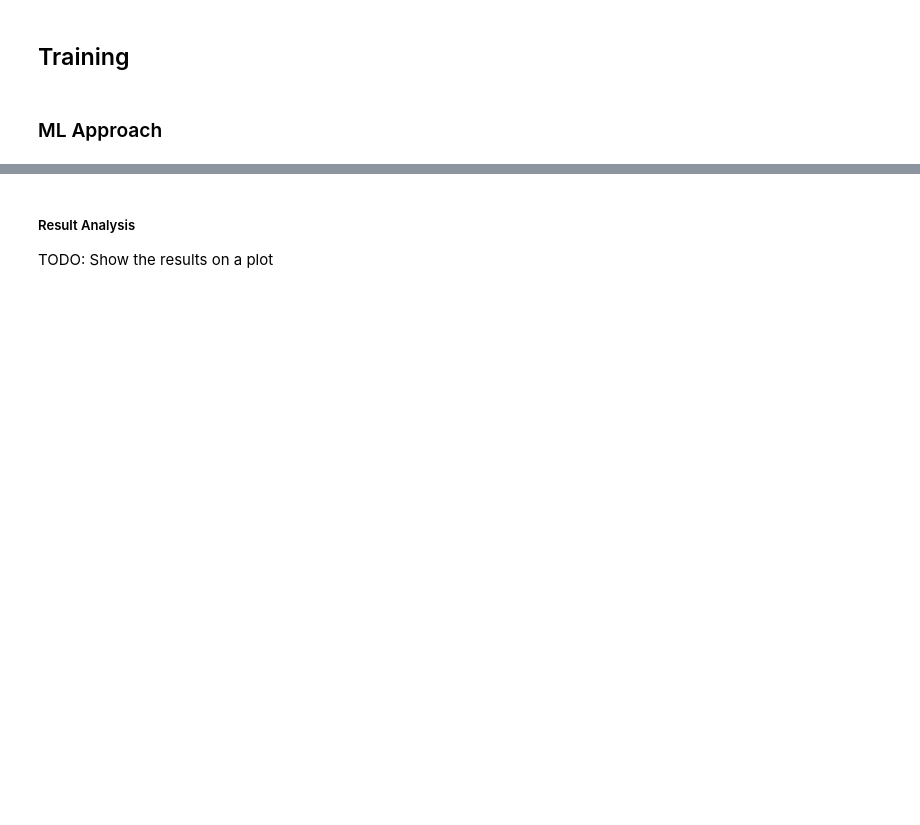
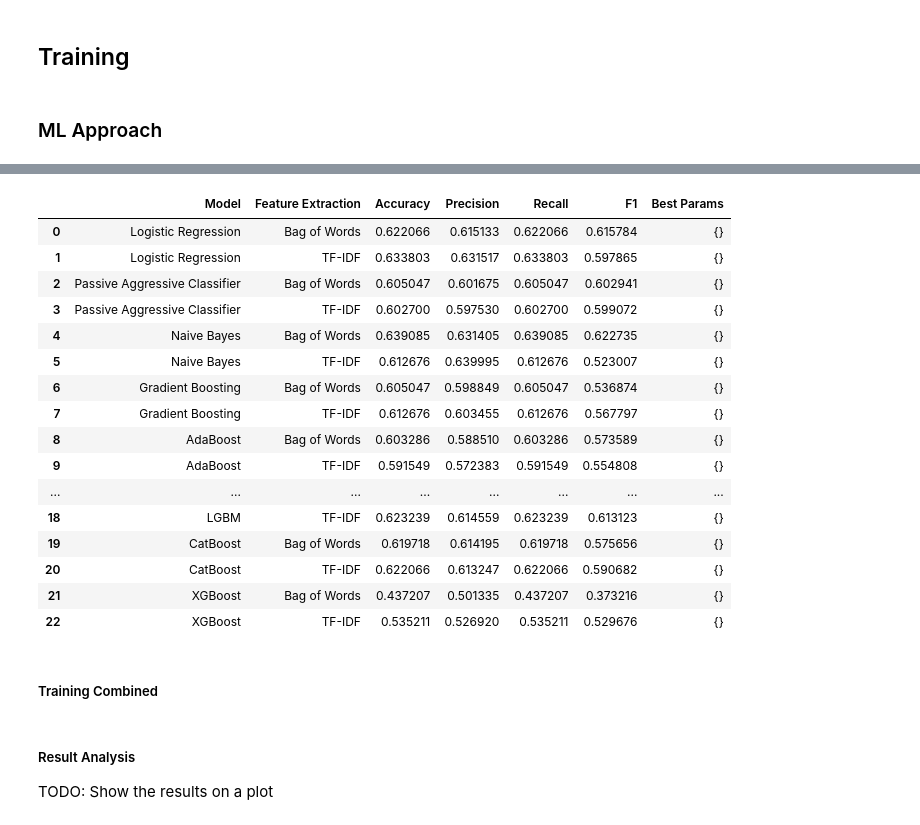
Before and after one commit to oguzaliarslan/llm_fake_news, a Jupyter notebook: main.ipynb, the cells around one changed output, grey strips where cells are left out. Cells and saved outputs as stored; diff of their text form; code cells hidden in the pictures; blank space fills up the shorter version.

Commit message:
added the bert pipeline and initial results

```diff
--- a/main.ipynb
+++ b/main.ipynb
@@ -870,9 +867,10 @@ plt.show()
 # %%
 def call_models():
-
+   # tree-based: Gradientboosting, AdaBoost, Random Forest, Extra Trees, Decision Tree, CatBoost, LightGBM, XGBoost
+   # others: lr, nv, pac, rc
     return  {
         'Logistic Regression': (LogisticRegression(), {}),
-        'Ridge Classifier': (RidgeClassifier(), {}),
+        #'Ridge Classifier': (RidgeClassifier(), {}),
         'Passive Aggressive Classifier': (PassiveAggressiveClassifier(), {}),
         'Naive Bayes': (MultinomialNB(), {}),
         'Gradient Boosting': (GradientBoostingClassifier(), {}),
@@ -880,7 +878,7 @@ def call_models():
         'Random Forest': (RandomForestClassifier(), {}),
         'Extra Trees': (ExtraTreesClassifier(), {}),
         'Decision Tree': (DecisionTreeClassifier(), {}),
-        'Bagging': (BaggingClassifier(), {}),
+        #'Bagging': (BaggingClassifier(), {}),
         'LGBM': (LGBMClassifier(), {}),
         'CatBoost': (CatBoostClassifier(verbose=False), {}),
         'XGBoost': (xgb.XGBClassifier(tree_method='gpu_hist'), {})
@@ -909,7 +907,7 @@ def text_classification(texts, labels) -> pd.DataFrame:
     results = []
 
     for model_name, (model, _) in tqdm(models.items(), total=len(models)):
-        model_folder = f"./models_no_gridsearch/{model_name.replace(' ', '_')}_results"
+        model_folder = f"./models_no_gridsearch_2/{model_name.replace(' ', '_')}_results"
         os.makedirs(model_folder, exist_ok=True)
         for fe_name, fe in tqdm(feature_extraction_methods.items(), total=len(feature_extraction_methods)):
             try:
@@ -923,9 +921,12 @@ def text_classification(texts, labels) -> pd.DataFrame:
                 print('Predictions')
                 predictions = model.predict(X_test_fe)
                 accuracy = accuracy_score(y_test, predictions)
+                precision = precision_score(y_test, predictions, average='weighted')
+                recall = recall_score(y_test, predictions, average='weighted')
+                f1 = f1_score(y_test, predictions, average='weighted')
 
                 print(f"Accuracy: {accuracy}")
-                row = [model_name, fe_name, accuracy, {}]
+                row = [model_name, fe_name, accuracy, precision, recall, f1, {}]
                 results.append(row)
 
                 model_filename = f"{fe_name.replace(' ', '_')}_model.joblib"
@@ -938,13 +939,19 @@ def text_classification(texts, labels) -> pd.DataFrame:
 
                 csv_filename = f"{fe_name.replace(' ', '_')}_results.csv"
                 csv_filepath = os.path.join(model_folder, csv_filename)
-                model_df = pd.DataFrame(results, columns=['Model', 'Feature Extraction', 'Accuracy', 'Best Params'])
+                model_df = pd.DataFrame(results, columns=['Model', 'Feature Extraction', 'Accuracy', 'Precision','Recall','F1','Best Params',])
                 model_df.to_csv(csv_filepath, index=False)
 
             except Exception as e:
                 print(f"Error occurred for model '{model_name}' with feature extraction method '{fe_name}': {str(e)}")
 
 
-    headers = ['Model'] + list(feature_extraction_methods.keys()) + ['Best Params']
+    headers = ['Model', 'Feature Extraction', 'Accuracy', 'Precision','Recall','F1','Best Params']
     model_df = pd.DataFrame(results, columns=headers)
     return model_df
+# %%
+texts = liar_clean_binary['text']
+labels = liar_clean_binary['label']
+X_train, X_test, y_train, y_test = train_test_split(texts, labels, test_size=0.4, random_state=42)
+# the x's and y's might be useful for later on. idk
+model_df_liar = text_classification(texts,labels)
@@ -950,0 +1006,22 @@ def text_classification(texts, labels) -> pd.DataFrame:
+# %%
+model_df_liar
+# %% [output]
+|  | Model | Feature Extraction | Accuracy | Precision | Recall | F1 | Best Params |
+| 0 | Logistic Regression | Bag of Words | 0.622066 | 0.615133 | 0.622066 | 0.615784 | {} |
+| 1 | Logistic Regression | TF-IDF | 0.633803 | 0.631517 | 0.633803 | 0.597865 | {} |
+| 2 | Passive Aggressive Classifier | Bag of Words | 0.605047 | 0.601675 | 0.605047 | 0.602941 | {} |
+| 3 | Passive Aggressive Classifier | TF-IDF | 0.602700 | 0.597530 | 0.602700 | 0.599072 | {} |
+| 4 | Naive Bayes | Bag of Words | 0.639085 | 0.631405 | 0.639085 | 0.622735 | {} |
+| 5 | Naive Bayes | TF-IDF | 0.612676 | 0.639995 | 0.612676 | 0.523007 | {} |
+| 6 | Gradient Boosting | Bag of Words | 0.605047 | 0.598849 | 0.605047 | 0.536874 | {} |
+| 7 | Gradient Boosting | TF-IDF | 0.612676 | 0.603455 | 0.612676 | 0.567797 | {} |
+| 8 | AdaBoost | Bag of Words | 0.603286 | 0.588510 | 0.603286 | 0.573589 | {} |
+| 9 | AdaBoost | TF-IDF | 0.591549 | 0.572383 | 0.591549 | 0.554808 | {} |
+| ... | ... | ... | ... | ... | ... | ... | ... |
+| 18 | LGBM | TF-IDF | 0.623239 | 0.614559 | 0.623239 | 0.613123 | {} |
+| 19 | CatBoost | Bag of Words | 0.619718 | 0.614195 | 0.619718 | 0.575656 | {} |
+| 20 | CatBoost | TF-IDF | 0.622066 | 0.613247 | 0.622066 | 0.590682 | {} |
+| 21 | XGBoost | Bag of Words | 0.437207 | 0.501335 | 0.437207 | 0.373216 | {} |
+| 22 | XGBoost | TF-IDF | 0.535211 | 0.526920 | 0.535211 | 0.529676 | {} |
+# %% [markdown]
+##### Training Combined
```
Also changed, not shown: parts of 36 cells of this notebook, 1 other file.
